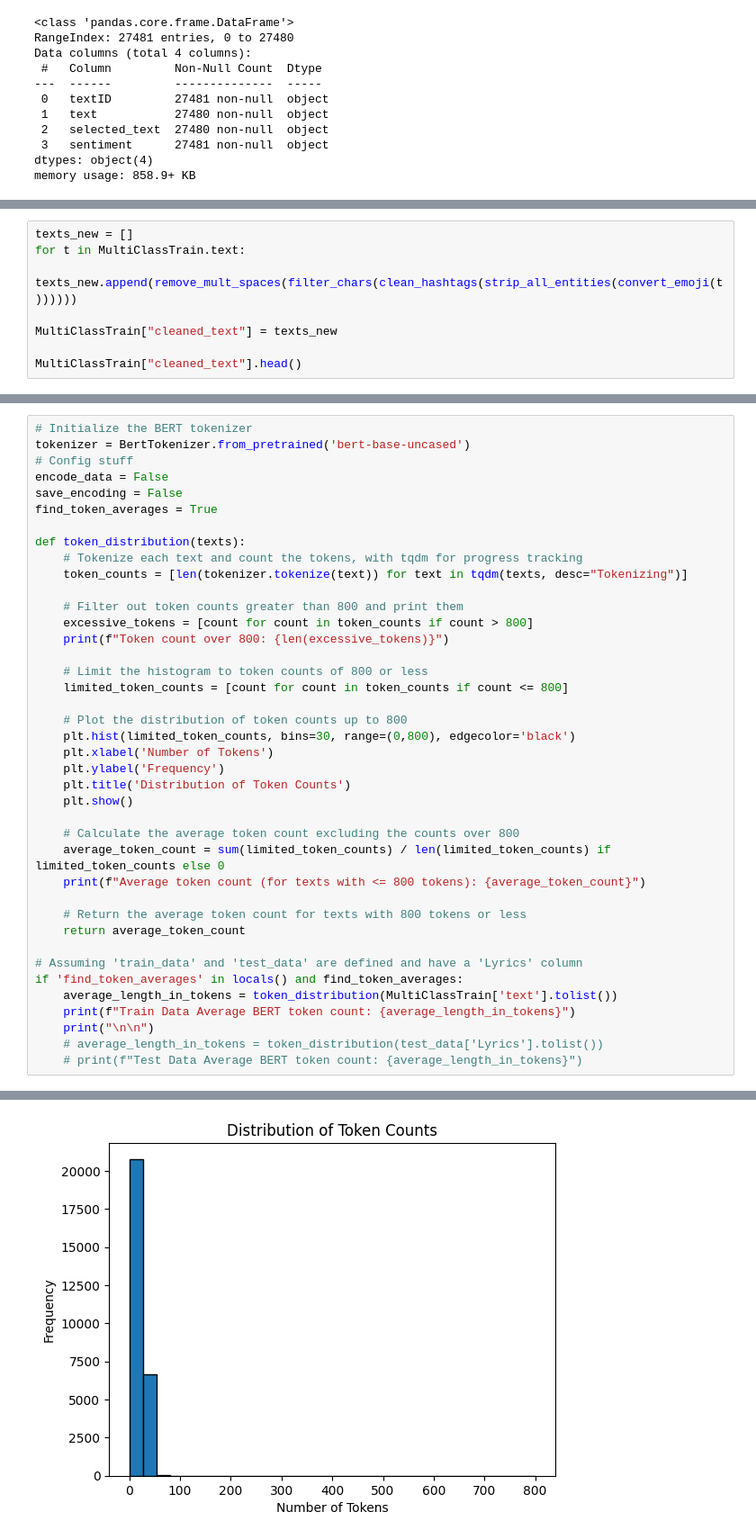
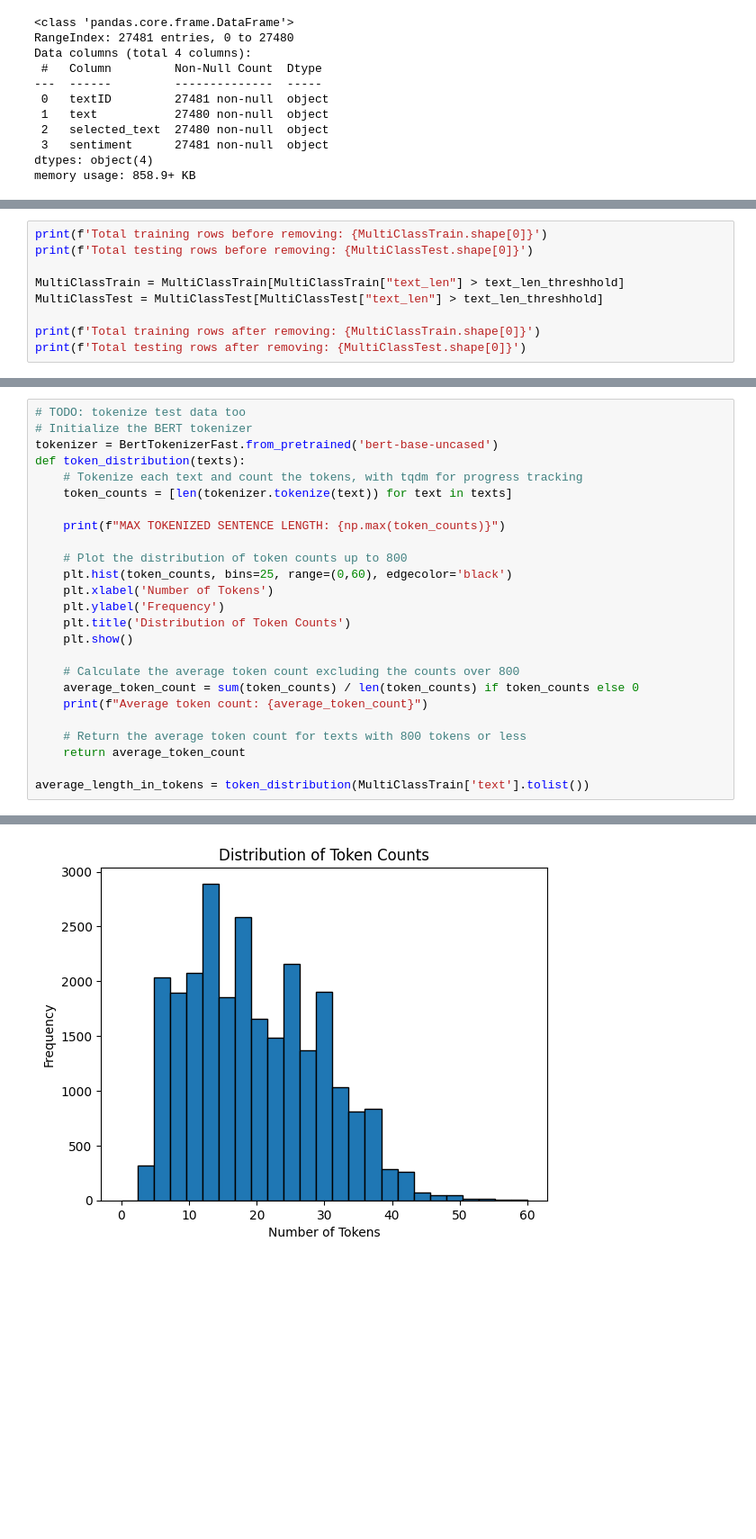
Before and after one commit to andreaseno/TwitterAnalysis, a Jupyter notebook: SentimentAnalysis.ipynb, the cells around one changed output, grey strips where cells are left out. Shown at 90% size. Drawn from its saved outputs; the diff is of its cells as text; blank space fills up the shorter version.

```diff
--- a/SentimentAnalysis.ipynb
+++ b/SentimentAnalysis.ipynb
@@ -162,8 +240,0 @@ def remove_mult_spaces(text): # remove multiple spaces
-# %%
-texts_new = []
-for t in MultiClassTrain.text:
-    texts_new.append(remove_mult_spaces(filter_chars(clean_hashtags(strip_all_entities(convert_emoji(t))))))
-
-MultiClassTrain["cleaned_text"] = texts_new
-
-MultiClassTrain["cleaned_text"].head()
@@ -229,0 +302,9 @@ First I will try to train a bert model
+# %%
+print(f'Total training rows before removing: {MultiClassTrain.shape[0]}')
+print(f'Total testing rows before removing: {MultiClassTest.shape[0]}')
+
+MultiClassTrain = MultiClassTrain[MultiClassTrain["text_len"] > text_len_threshhold]
+MultiClassTest = MultiClassTest[MultiClassTest["text_len"] > text_len_threshhold]
+
+print(f'Total training rows after removing: {MultiClassTrain.shape[0]}')
+print(f'Total testing rows after removing: {MultiClassTest.shape[0]}')
@@ -230,41 +318,26 @@ First I will try to train a bert model
 # %%
+# TODO: tokenize test data too
 # Initialize the BERT tokenizer
-tokenizer = BertTokenizer.from_pretrained('bert-base-uncased')
-# Config stuff
-encode_data = False
-save_encoding = False
-find_token_averages = True
-
+tokenizer = BertTokenizerFast.from_pretrained('bert-base-uncased')
 def token_distribution(texts):
     # Tokenize each text and count the tokens, with tqdm for progress tracking
-    token_counts = [len(tokenizer.tokenize(text)) for text in tqdm(texts, desc="Tokenizing")]
+    token_counts = [len(tokenizer.tokenize(text)) for text in texts]
 
-    # Filter out token counts greater than 800 and print them
-    excessive_tokens = [count for count in token_counts if count > 800]
-    print(f"Token count over 800: {len(excessive_tokens)}")
-
-    # Limit the histogram to token counts of 800 or less
-    limited_token_counts = [count for count in token_counts if count <= 800]
+    print(f"MAX TOKENIZED SENTENCE LENGTH: {np.max(token_counts)}")
 
     # Plot the distribution of token counts up to 800
-    plt.hist(limited_token_counts, bins=30, range=(0,800), edgecolor='black')
+    plt.hist(token_counts, bins=25, range=(0,60), edgecolor='black')
     plt.xlabel('Number of Tokens')
     plt.ylabel('Frequency')
     plt.title('Distribution of Token Counts')
     plt.show()
 
     # Calculate the average token count excluding the counts over 800
-    average_token_count = sum(limited_token_counts) / len(limited_token_counts) if limited_token_counts else 0
-    print(f"Average token count (for texts with <= 800 tokens): {average_token_count}")
+    average_token_count = sum(token_counts) / len(token_counts) if token_counts else 0
+    print(f"Average token count: {average_token_count}")
 
     # Return the average token count for texts with 800 tokens or less
     return average_token_count
 
-# Assuming 'train_data' and 'test_data' are defined and have a 'Lyrics' column
-if 'find_token_averages' in locals() and find_token_averages:
-    average_length_in_tokens = token_distribution(MultiClassTrain['text'].tolist())
-    print(f"Train Data Average BERT token count: {average_length_in_tokens}")
-    print("\n\n")
-    # average_length_in_tokens = token_distribution(test_data['Lyrics'].tolist())
-    # print(f"Test Data Average BERT token count: {average_length_in_tokens}")
+average_length_in_tokens = token_distribution(MultiClassTrain['text'].tolist())
 # %% [output]
@@ -272 +345 @@ Token count over 800: 0
-[figure, old version]
+[figure, new version]
```
Also changed, not shown: parts of 47 cells of this notebook, 4 other files.
